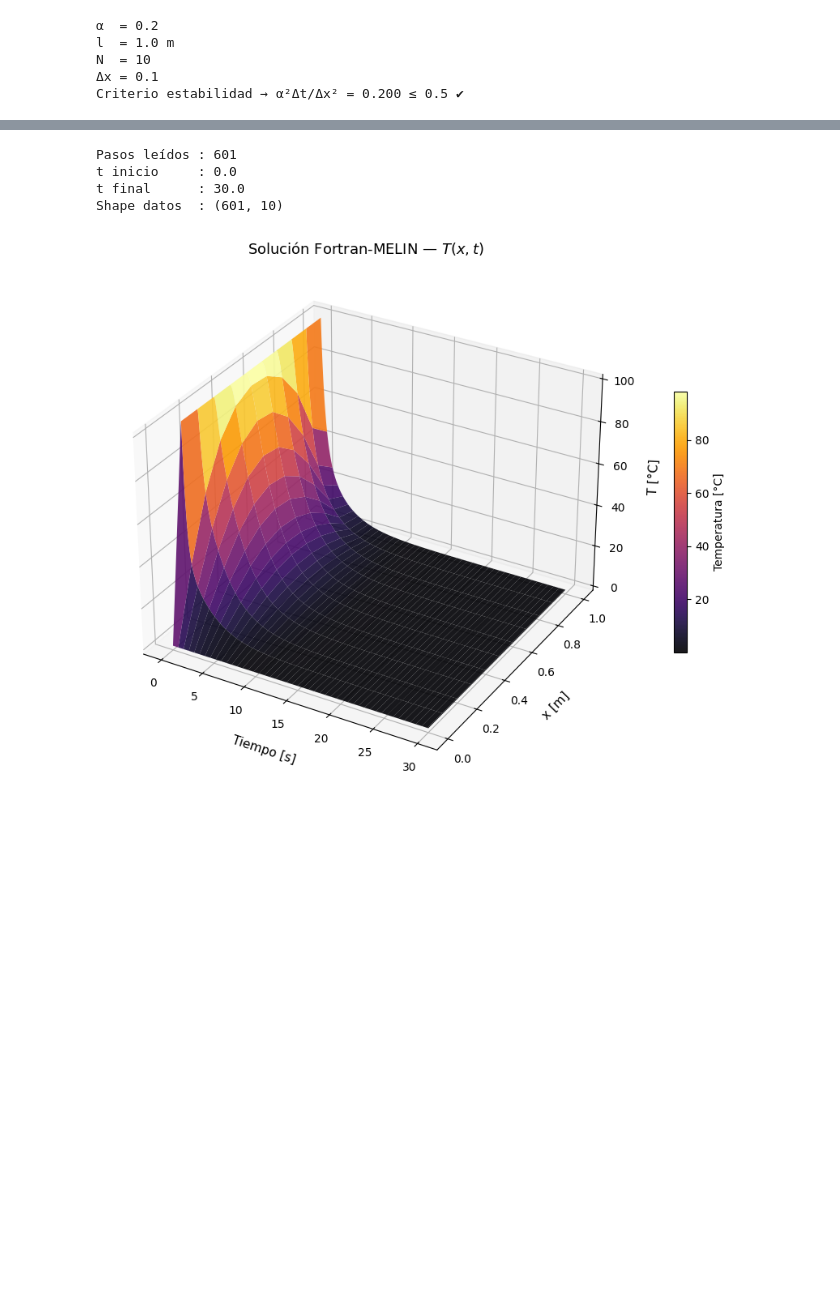
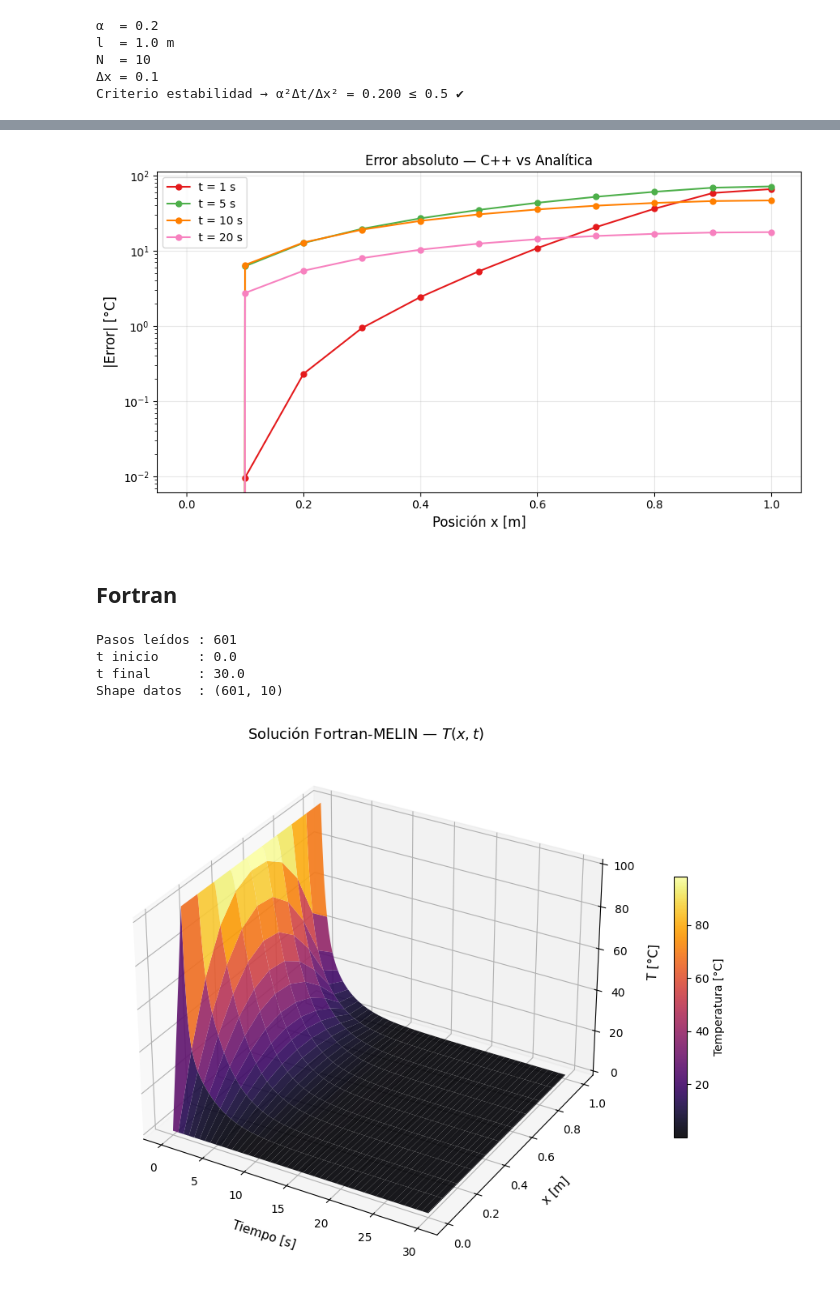
Before and after one commit to campereza043/MFC2026, a Jupyter notebook: Parcial1/CrankNicolson/Gráficas.ipynb, the cells around one changed output, grey strips where cells are left out. Drawn from its saved outputs; the diff is of its cells as text; code cells hidden in the pictures; blank space fills up the shorter version.

```diff
--- a/Parcial1/CrankNicolson/Gráficas.ipynb
+++ b/Parcial1/CrankNicolson/Gráficas.ipynb
@@ -53,2 +144,28 @@ def T_analitica(x, t, alpha=alpha, L=L, n_terms=50):
+# %%
+# ── Error absoluto C++ vs Analítica ──────────────────────────
+tiempos_error = [1, 5, 10, 20]
+colores       = cm.Set1(np.linspace(0, 0.8, len(tiempos_error)))
+
+fig, ax = plt.subplots(figsize=(9, 5))
+
+for tp, color in zip(tiempos_error, colores):
+    idx    = np.argmin(np.abs(t_py - tp))
+    T_fila = np.concatenate([T_py[idx], [T_pyd[idx]]])
+    err    = np.abs(T_fila - T_analitica(x_py, tp))
+
+    ax.plot(x_py, err, '-o', color=color, markersize=5, label=f't = {tp} s')
+
+ax.set_xlabel('Posición x [m]', fontsize=12)
+ax.set_ylabel('|Error| [°C]', fontsize=12)
+ax.set_title('Error absoluto — C++ vs Analítica', fontsize=12)
+ax.legend(fontsize=10)
+ax.set_yscale('log')
+ax.grid(True, alpha=0.3)
+plt.tight_layout()
+plt.show()
+# %% [output]
+[figure, added]
+# %% [markdown]
+## Fortran
 # %%
 # ── Leer archivo Fortran ─────────────────
```
Also changed, not shown: parts of 13 cells of this notebook, 7 other files.
